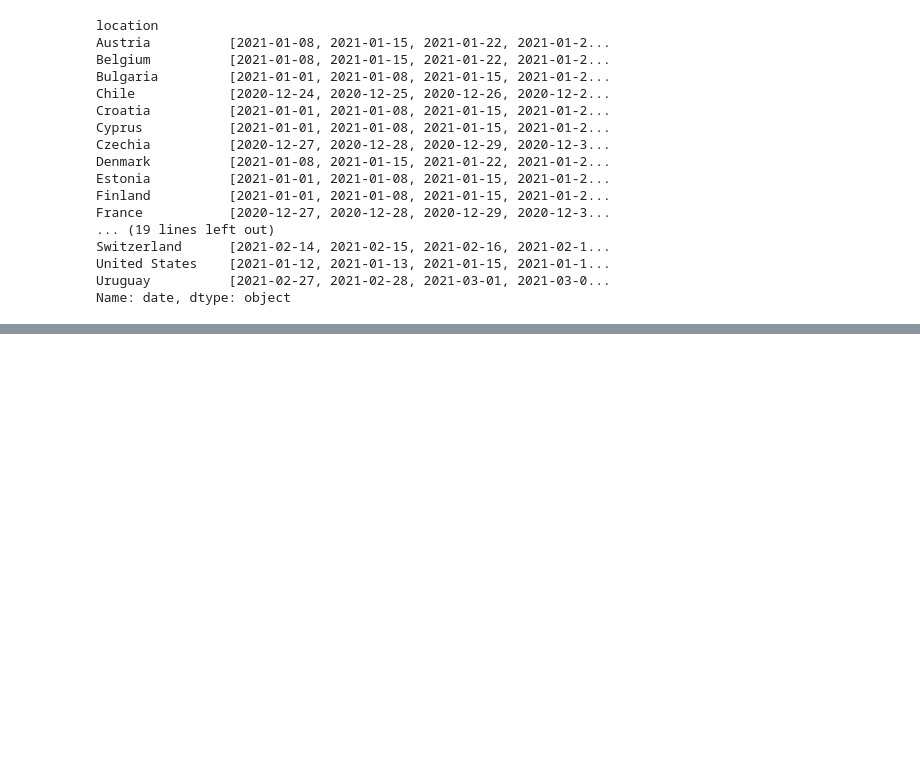
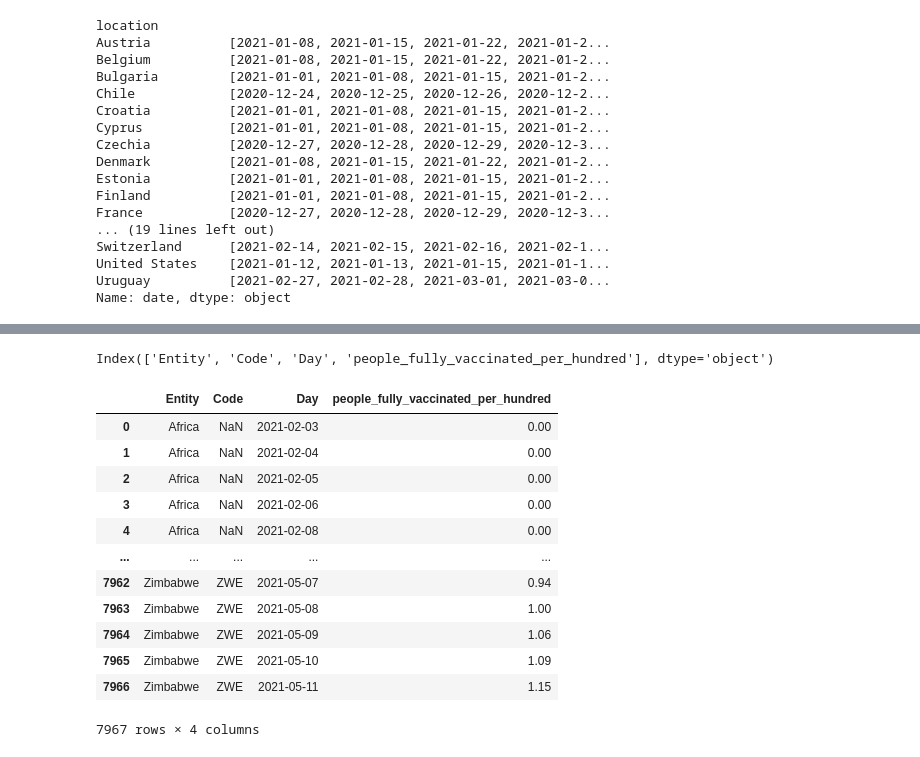
Before and after one commit to hanapadua/teamprovaccine, a Jupyter notebook: cleaning_data.ipynb, the cells around one changed output, grey strips where cells are left out. Drawn from its saved outputs; the diff is of its cells as text; code cells hidden in the pictures; blank space fills up the shorter version.

```diff
--- a/cleaning_data.ipynb
+++ b/cleaning_data.ipynb
@@ -233,0 +253,24 @@ fig.show()
+# %%
+#Creating a path for new CSV path
+fully_vaccinated_to_load = "Resources/share-people-fully-vaccinated-covid (1).csv"
+fully_vaccinated = pd.read_csv(fully_vaccinated_to_load,sep=',')
+fully_vaccinated_df = pd.DataFrame(fully_vaccinated)
+fully_vaccinated_df.columns
+# %% [output]
+Index(['Entity', 'Code', 'Day', 'people_fully_vaccinated_per_hundred'], dtype='object')
+# %%
+fully_vaccinated_df
+# %% [output]
+|  | Entity | Code | Day | people_fully_vaccinated_per_hundred |
+| 0 | Africa | NaN | 2021-02-03 | 0.00 |
+| 1 | Africa | NaN | 2021-02-04 | 0.00 |
+| 2 | Africa | NaN | 2021-02-05 | 0.00 |
+| 3 | Africa | NaN | 2021-02-06 | 0.00 |
+| 4 | Africa | NaN | 2021-02-08 | 0.00 |
+| ... | ... | ... | ... | ... |
+| 7962 | Zimbabwe | ZWE | 2021-05-07 | 0.94 |
+| 7963 | Zimbabwe | ZWE | 2021-05-08 | 1.00 |
+| 7964 | Zimbabwe | ZWE | 2021-05-09 | 1.06 |
+| 7965 | Zimbabwe | ZWE | 2021-05-10 | 1.09 |
+| 7966 | Zimbabwe | ZWE | 2021-05-11 | 1.15 |
+7967 rows × 4 columns
```
Also changed, not shown: parts of 6 cells of this notebook, 3 other files.
